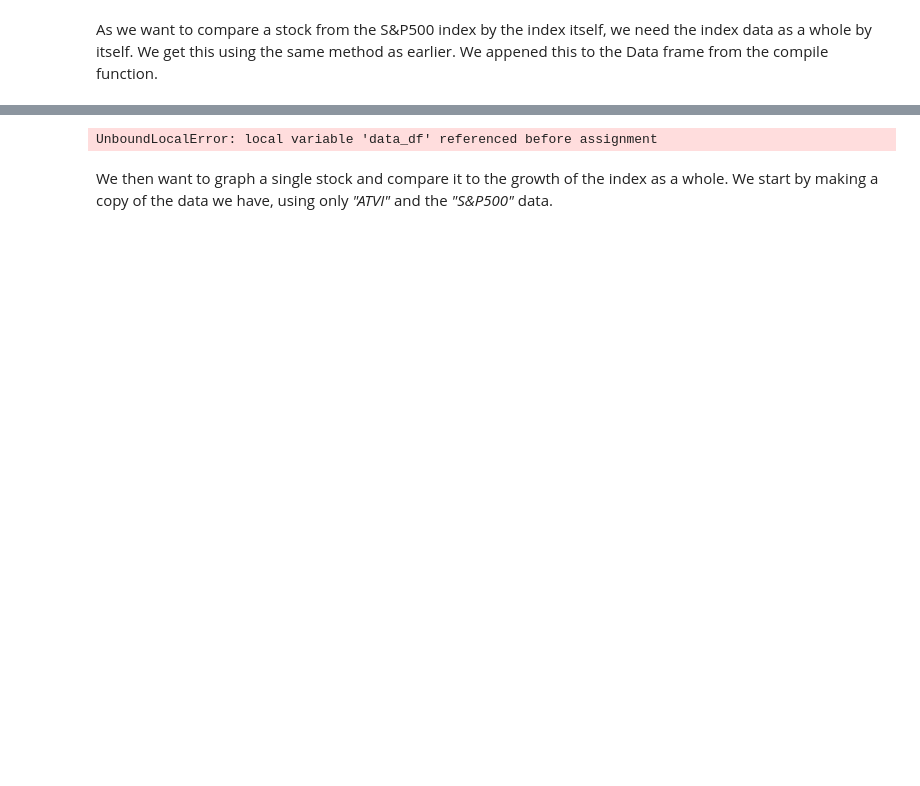
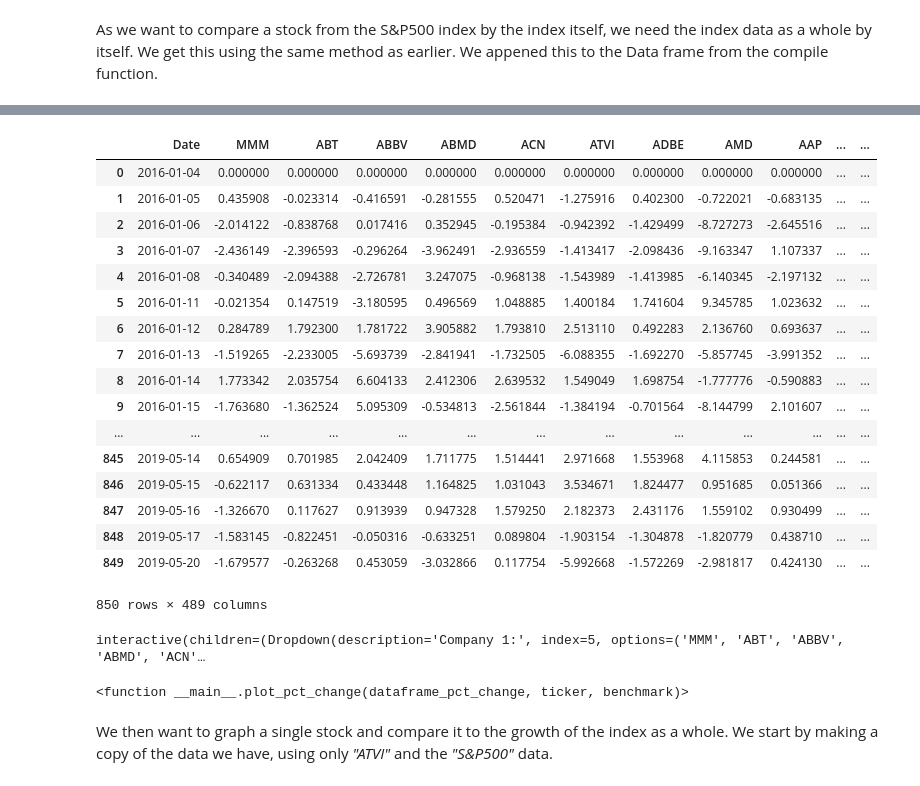
Before and after one commit to NumEconCopenhagen/projects-2019-mcb, a Jupyter notebook: dataProject.ipynb, the cells around one changed output, grey strips where cells are left out. Drawn from its saved outputs; the diff is of its cells as text; code cells hidden in the pictures; blank space fills up the shorter version.

```diff
--- a/dataProject.ipynb
+++ b/dataProject.ipynb
@@ -265,15 +360,9 @@ As we want to compare a stock from the S&P500 index by the index itself, we need
 # %%
-#Get sp500 index data
-data_df_indexed = data_df/data_df.iloc[0]*100
-print(data_df_indexed)
+#pct. change on the closing prices.
+data_df_pct_change = data_df.apply(lambda x: (x - x.shift(1))/x.shift(1)*100)
+data_df_pct_change = pct_change.fillna(value=0)
+data_df_pct_change.head()
 
-#First difference of the data
-first_difference = data_df_indexed.apply(lambda x: x - x.shift(1))
-first_difference = first_difference.fillna(value=0)
-first_difference.head()
-
-#pct. change on the closing prices.
-pct_change = data_df.apply(lambda x: (x - x.shift(1))/x.shift(1)*100)
-pct_change = pct_change.fillna(value=0)
-pct_change.head()
+data_df_pct_change = data_df_pct_change.reset_index()
+data_df_pct_change.head()
 # %% [output]
@@ -307,16 +376,49 @@ I = data_df.columns
-# %%
-
-def plot():
-
-    data_df = data_df
-
-    ax=data_df.loc[I,:].plot(x="Date", y=[ticker], figsize=(8,5), fontsize=11, legend="False")
-    ax
-
-    plt.show()
-
-plot()
-# %% [output]
-UnboundLocalError: local variable 'data_df' referenced before assignment
+# %%
+data_df_pct_change
+# %% [output]
+|  | Date | MMM | ABT | ABBV | ABMD | ACN | ATVI | ADBE | AMD | AAP | ... | ... |
+| 0 | 2016-01-04 | 0.000000 | 0.000000 | 0.000000 | 0.000000 | 0.000000 | 0.000000 | 0.000000 | 0.000000 | 0.000000 | ... | ... |
+| 1 | 2016-01-05 | 0.435908 | -0.023314 | -0.416591 | -0.281555 | 0.520471 | -1.275916 | 0.402300 | -0.722021 | -0.683135 | ... | ... |
+| 2 | 2016-01-06 | -2.014122 | -0.838768 | 0.017416 | 0.352945 | -0.195384 | -0.942392 | -1.429499 | -8.727273 | -2.645516 | ... | ... |
+| 3 | 2016-01-07 | -2.436149 | -2.396593 | -0.296264 | -3.962491 | -2.936559 | -1.413417 | -2.098436 | -9.163347 | 1.107337 | ... | ... |
+| 4 | 2016-01-08 | -0.340489 | -2.094388 | -2.726781 | 3.247075 | -0.968138 | -1.543989 | -1.413985 | -6.140345 | -2.197132 | ... | ... |
+| 5 | 2016-01-11 | -0.021354 | 0.147519 | -3.180595 | 0.496569 | 1.048885 | 1.400184 | 1.741604 | 9.345785 | 1.023632 | ... | ... |
+| 6 | 2016-01-12 | 0.284789 | 1.792300 | 1.781722 | 3.905882 | 1.793810 | 2.513110 | 0.492283 | 2.136760 | 0.693637 | ... | ... |
+| 7 | 2016-01-13 | -1.519265 | -2.233005 | -5.693739 | -2.841941 | -1.732505 | -6.088355 | -1.692270 | -5.857745 | -3.991352 | ... | ... |
+| 8 | 2016-01-14 | 1.773342 | 2.035754 | 6.604133 | 2.412306 | 2.639532 | 1.549049 | 1.698754 | -1.777776 | -0.590883 | ... | ... |
+| 9 | 2016-01-15 | -1.763680 | -1.362524 | 5.095309 | -0.534813 | -2.561844 | -1.384194 | -0.701564 | -8.144799 | 2.101607 | ... | ... |
+| ... | ... | ... | ... | ... | ... | ... | ... | ... | ... | ... | ... | ... |
+| 845 | 2019-05-14 | 0.654909 | 0.701985 | 2.042409 | 1.711775 | 1.514441 | 2.971668 | 1.553968 | 4.115853 | 0.244581 | ... | ... |
+| 846 | 2019-05-15 | -0.622117 | 0.631334 | 0.433448 | 1.164825 | 1.031043 | 3.534671 | 1.824477 | 0.951685 | 0.051366 | ... | ... |
+| 847 | 2019-05-16 | -1.326670 | 0.117627 | 0.913939 | 0.947328 | 1.579250 | 2.182373 | 2.431176 | 1.559102 | 0.930499 | ... | ... |
+| 848 | 2019-05-17 | -1.583145 | -0.822451 | -0.050316 | -0.633251 | 0.089804 | -1.903154 | -1.304878 | -1.820779 | 0.438710 | ... | ... |
+| 849 | 2019-05-20 | -1.679577 | -0.263268 | 0.453059 | -3.032866 | 0.117754 | -5.992668 | -1.572269 | -2.981817 | 0.424130 | ... | ... |
+850 rows × 489 columns
+# %%
+# a. Printing highest observed values
+def plot_pct_change(dataframe_pct_change,ticker,benchmark):
+#print(data_df.loc[:, I]) # 850 rows
+    max1 = data_df_pct_change.loc[:, ticker].max()
+    max2 = data_df_pct_change.loc[:, benchmark].max()
+    print("The highest percentage change: \n", ticker, ":", max1.round(2), " pct. on the date ", "2",
+    "\n", benchmark, ":", max2.round(2), " pct. on the date", "test")
+
+# b. Setting up plot based on dropdown input
+    I = data_df_pct_change.columns == ticker
+    plt = dataframe_pct_change.loc[:, ['Date',ticker,benchmark]].plot(x='Date', y=[ticker,benchmark], style=['-bo','-ko'], figsize=(8, 5), fontsize=11, legend='true')
+
+# c. Creating the widget for the plot
+widgets.interact(plot_pct_change,
+                 dataframe_pct_change = widgets.fixed(data_df_pct_change),
+                 ticker = widgets.Dropdown(
+                          options=data_df.columns, value='ATVI',
+                          description='Company 1:', disabled=False,),
+
+                benchmark = widgets.Dropdown(options=pct_change.columns, value='AAPL',
+                                 description='Company 2:', disabled=False,)
+    )
+# %% [output]
+interactive(children=(Dropdown(description='Company 1:', index=5, options=('MMM', 'ABT', 'ABBV', 'ABMD', 'ACN'…
+<function __main__.plot_pct_change(dataframe_pct_change, ticker, benchmark)>
 # %% [markdown]
 We then want to graph a single stock and compare it to the growth of the index as a whole. We start by making a copy of the data we have, using only *"ATVI"* and the *"S&P500"* data.
```
Also changed, not shown: parts of 9 cells of this notebook.
